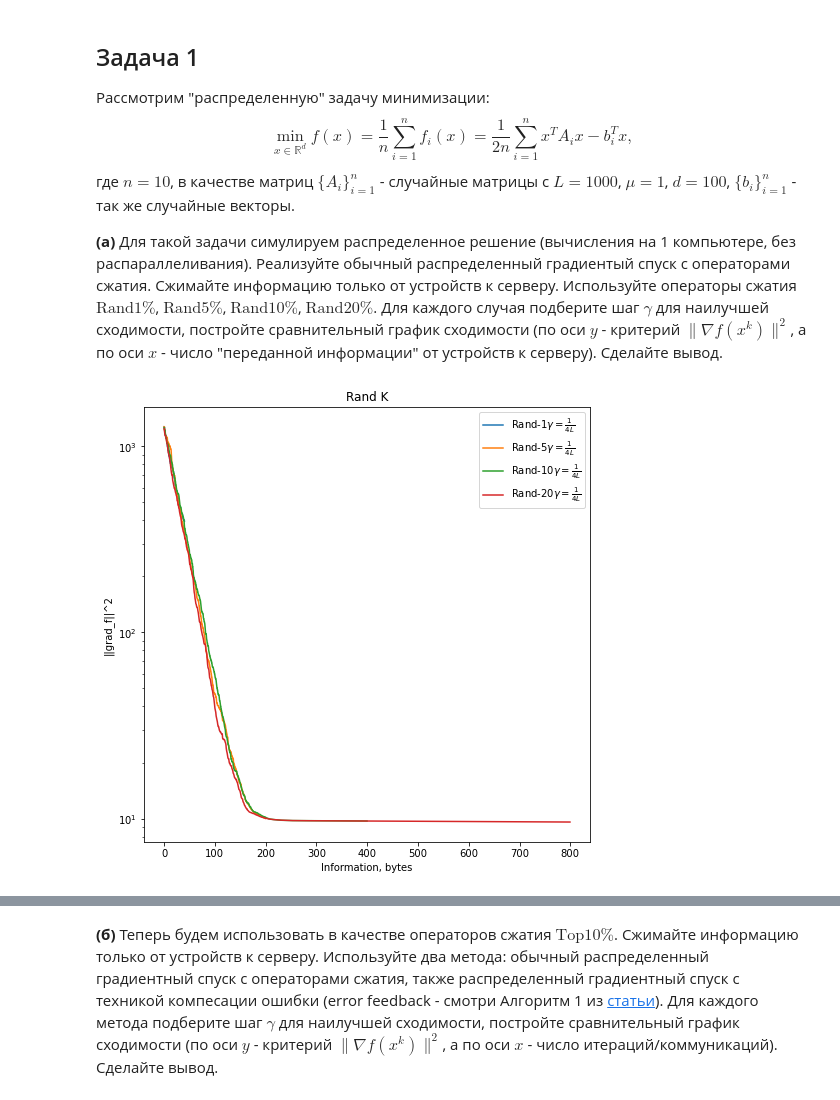
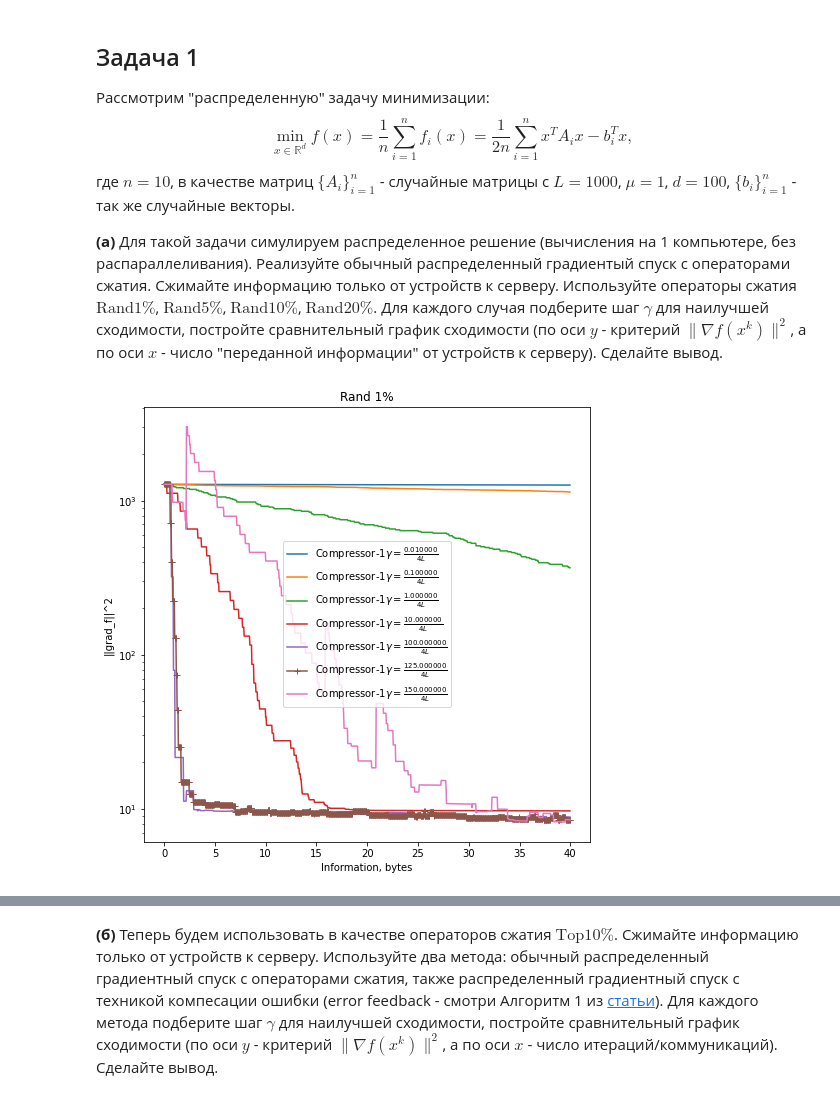
Before and after one commit to k2a07/MIPT-homeworks, a Jupyter notebook: Acharya_Kirill_Optimization_HW_7.ipynb, the cells around one changed output, grey strips where cells are left out. Saved outputs shown, nothing was run; the diff lists cells and outputs as text; code cells hidden in the pictures.

```diff
--- a/Acharya_Kirill_Optimization_HW_7.ipynb
+++ b/Acharya_Kirill_Optimization_HW_7.ipynb
@@ -78,4 +107,0 @@ for i in range(len(compression_coeffs)):
-# %%
-opt.plot_graphs(x, y, x_label = "Information, bytes", lines_labels = labels, title = "Rand K", logscale = True, criteria_type = "||grad_f||^2")
-# %% [output]
-[figure, removed]
@@ -81,0 +111,13 @@ opt.plot_graphs(x, y, x_label = "Information, bytes", lines_labels = labels, tit
+# %%
+#LR fitting Rand1%
+n_iter = 1000
+compression_coeff = 0.01
+c_param_list =  [0.01, 0.1, 1, 10, 100, 125, 150]
+x, y, labels, best_alg, best_information, best_differences_arr, best_label, best_idx = best_compressor_alg(
+                                            n_iter, compression_coeff, c_param_list, y_lim = 1e0,
+                                            rand_k_activate = True, top_k_activate = False, diana_activate = False,
+                                            ef_activate = False
+                                            )
+opt.plot_graphs(x, y, x_label = "Information, bytes", lines_labels = labels, title = "Rand 1%", logscale = True, criteria_type = "||grad_f||^2", idx_marker_arr = best_idx)
+# %% [output]
+[figure, added]
```
Also changed, not shown: parts of 20 cells of this notebook, 1 other file.
